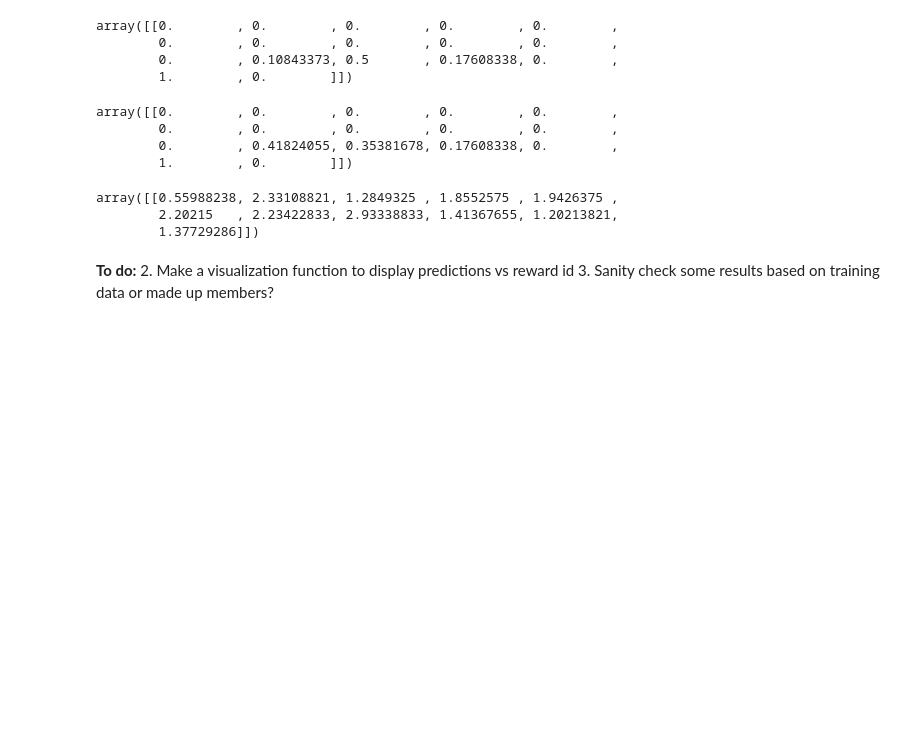
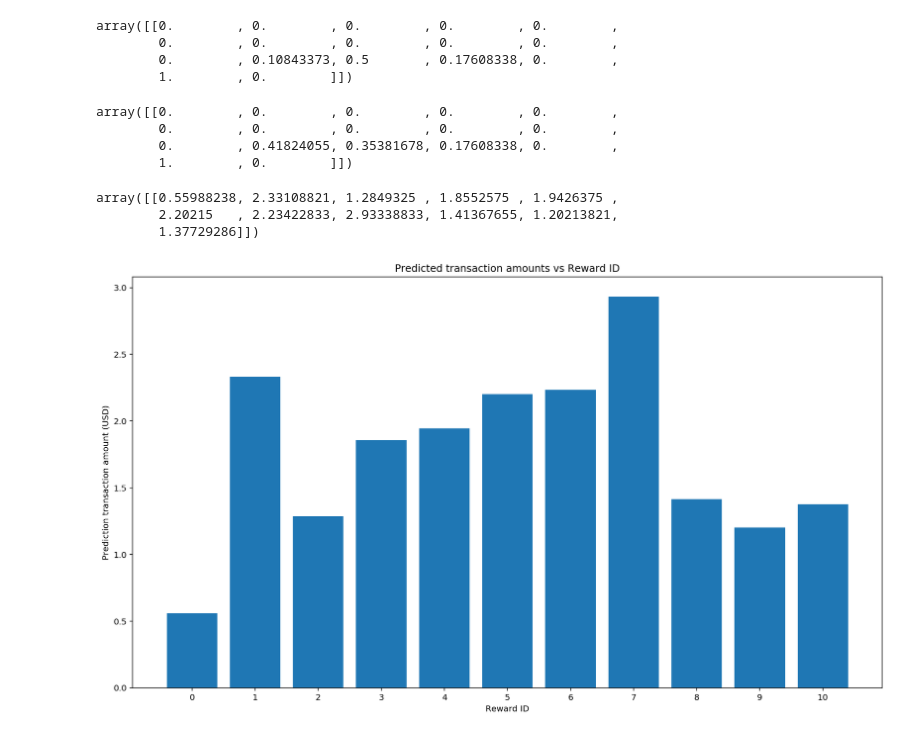
Before and after one commit to blowe615/starbucks_offers, a Jupyter notebook: starbucks_offers.ipynb, the cells around one changed output. Saved outputs shown, nothing was run; the diff lists cells and outputs as text; code cells hidden in the pictures; blank space fills up the shorter version.

Commit message:
feat: Create plot_member_preds functions

```diff
--- a/starbucks_offers.ipynb
+++ b/starbucks_offers.ipynb
@@ -1464,7 +1464,26 @@ member_preds
 array([[0.55988238, 2.33108821, 1.2849325 , 1.8552575 , 1.9426375 ,
         2.20215   , 2.23422833, 2.93338833, 1.41367655, 1.20213821,
         1.37729286]])
-# %% [markdown]
-**To do:**
-2. Make a visualization function to display predictions vs reward id
-3. Sanity check some results based on training data or made up members?
+# %%
+def plot_reward_preds(preds):
+    '''
+    Creates a bar chart of predicted transaction amounts for all 11 reward options
+
+    Input:
+    preds (1x11 array): the transaction amounts for the reward options, typically the output of make_member_predictions
+
+    Returns:
+    None
+    '''
+    fig, ax = plt.subplots(figsize=(16,9))
+    plt.bar(range(11),preds.flatten())
+    ax.set_xticks(range(11))
+    plt.xlabel('Reward ID')
+    plt.ylabel('Prediction transaction amount (USD)')
+    plt.title('Predicted transaction amounts vs Reward ID')
+    plt.show()
+# %%
+# test the plot_reward_preds function
+plot_reward_preds(member_preds)
+# %% [output]
+[figure, added]
```
